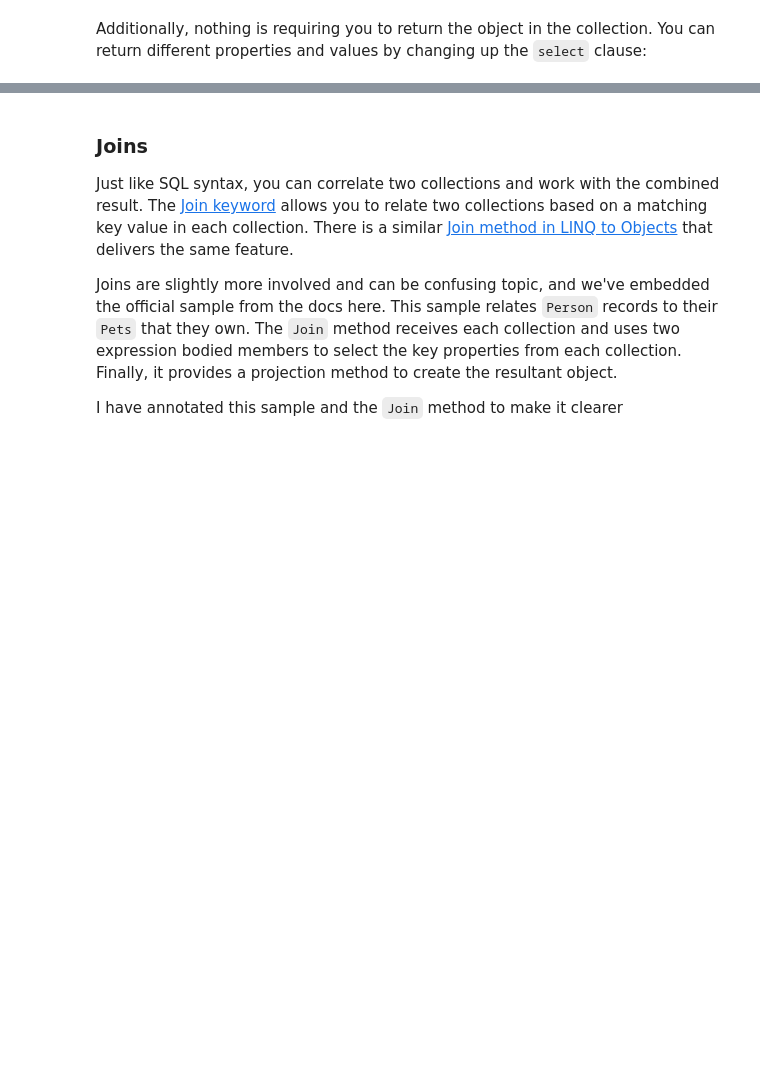
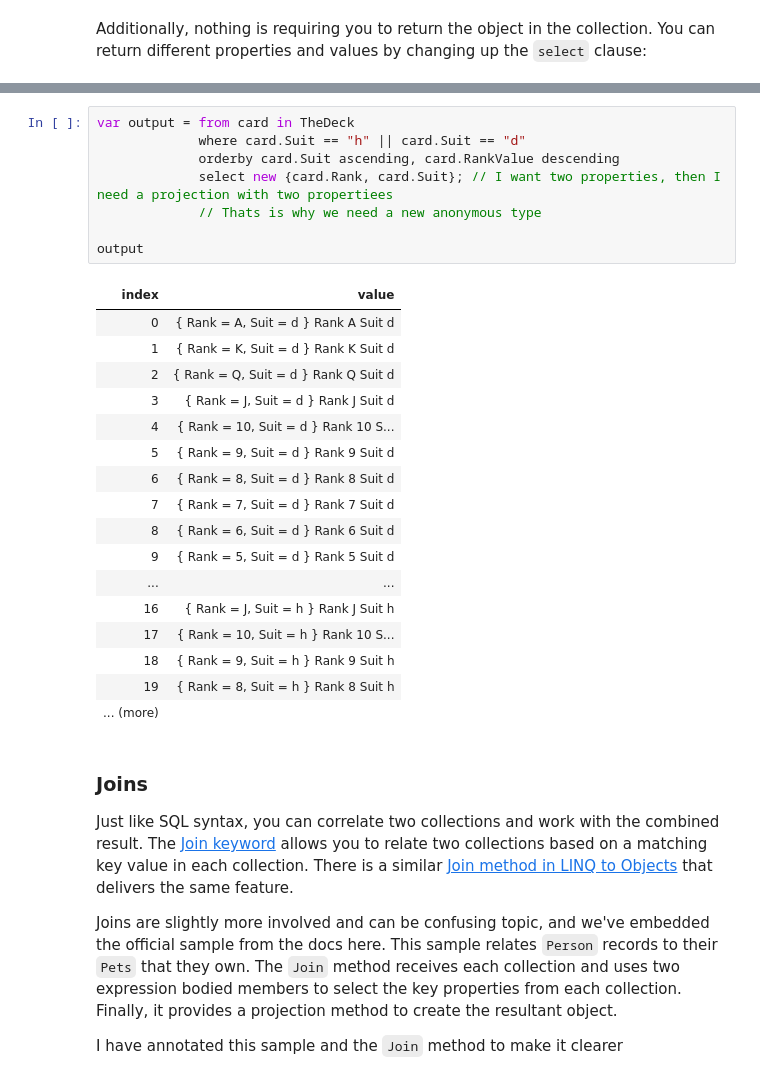
Before and after one commit to ocakbora/csharp_with_csharpfritz, a Jupyter notebook: notebooks/0106-LINQ.ipynb, the cells around one changed output, grey strips where cells are left out. Drawn from its saved outputs; the diff is of its cells as text; blank space fills up the shorter version.

```diff
--- a/notebooks/0106-LINQ.ipynb
+++ b/notebooks/0106-LINQ.ipynb
@@ -228,3 +252,29 @@ results
+# %%
+var output = from card in TheDeck
+             where card.Suit == "h" || card.Suit == "d"
+             orderby card.Suit ascending, card.RankValue descending
+             select new {card.Rank, card.Suit}; // I want two properties, then I need a projection with two propertiees
+             // Thats is why we need a new anonymous type
+
+output
+# %% [output]
+| index | value |
+| 0 | { Rank = A, Suit = d } Rank A Suit d |
+| 1 | { Rank = K, Suit = d } Rank K Suit d |
+| 2 | { Rank = Q, Suit = d } Rank Q Suit d |
+| 3 | { Rank = J, Suit = d } Rank J Suit d |
+| 4 | { Rank = 10, Suit = d } Rank 10 S... |
+| 5 | { Rank = 9, Suit = d } Rank 9 Suit d |
+| 6 | { Rank = 8, Suit = d } Rank 8 Suit d |
+| 7 | { Rank = 7, Suit = d } Rank 7 Suit d |
+| 8 | { Rank = 6, Suit = d } Rank 6 Suit d |
+| 9 | { Rank = 5, Suit = d } Rank 5 Suit d |
+| ... | ... |
+| 16 | { Rank = J, Suit = h } Rank J Suit h |
+| 17 | { Rank = 10, Suit = h } Rank 10 S... |
+| 18 | { Rank = 9, Suit = h } Rank 9 Suit h |
+| 19 | { Rank = 8, Suit = h } Rank 8 Suit h |
+| ... (more) |  |
 # %% [markdown]
 ### Joins
 
```
Also changed, not shown: parts of 16 cells of this notebook, 3 other files.
